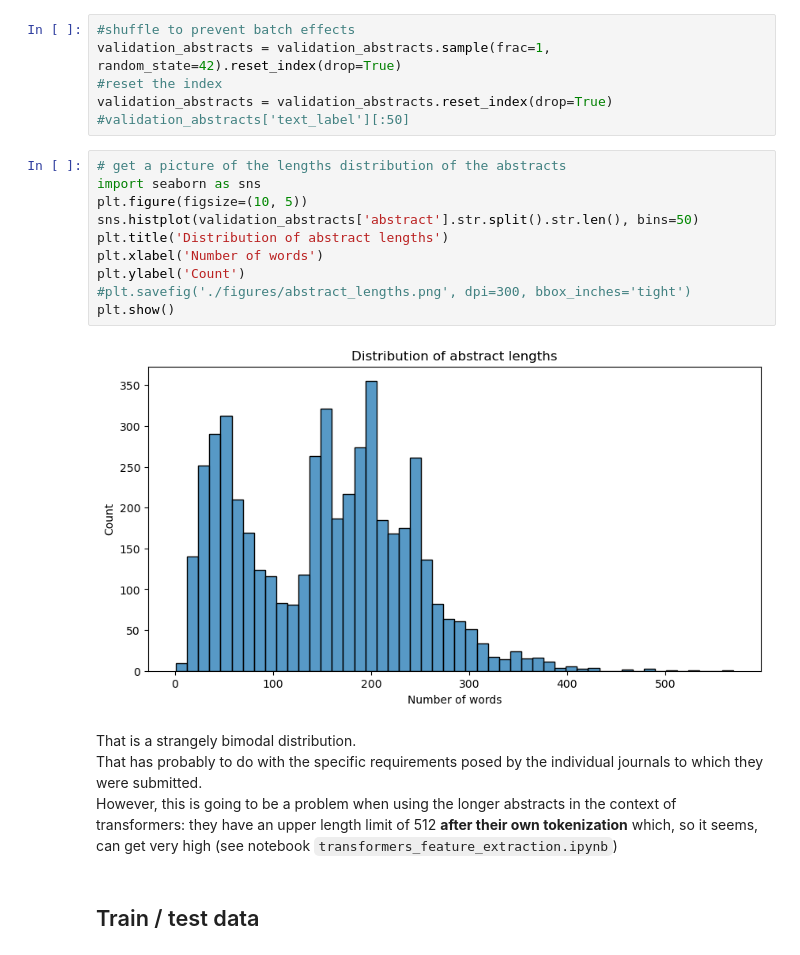
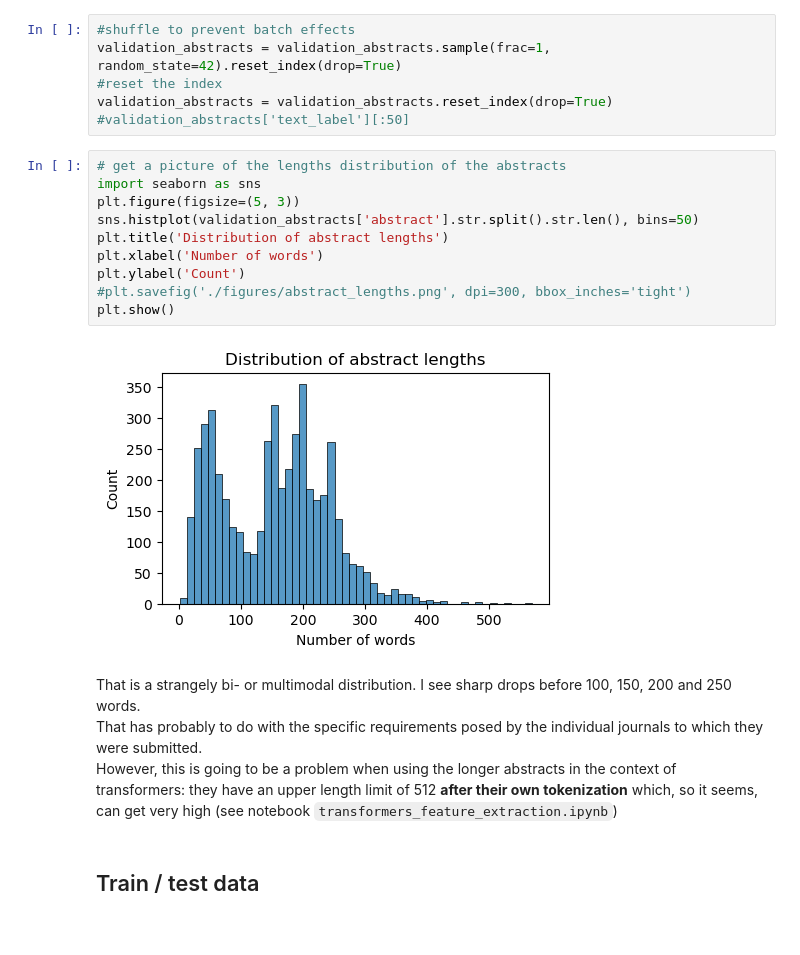
Before and after one commit to MichielNoback/pesticide_literature, a Jupyter notebook: abstract_retrieval_pipeline.ipynb, the cells around one changed output. Saved outputs shown, nothing was run; the diff lists cells and outputs as text.

```diff
--- a/abstract_retrieval_pipeline.ipynb
+++ b/abstract_retrieval_pipeline.ipynb
@@ -207,17 +207,17 @@ validation_abstracts = validation_abstracts.reset_index(drop=True)
 # %%
 # get a picture of the lengths distribution of the abstracts
 import seaborn as sns
-plt.figure(figsize=(10, 5))
+plt.figure(figsize=(5, 3))
 sns.histplot(validation_abstracts['abstract'].str.split().str.len(), bins=50)
 plt.title('Distribution of abstract lengths')
 plt.xlabel('Number of words')
 plt.ylabel('Count')
 #plt.savefig('./figures/abstract_lengths.png', dpi=300, bbox_inches='tight')
 plt.show()
 # %% [output]
-[figure, old version]
+[figure, new version]
 # %% [markdown]
-That is a strangely bimodal distribution.
+That is a strangely bi- or multimodal distribution.  I see sharp drops before 100, 150, 200 and 250 words.
 That has probably to do with the specific requirements posed by the individual journals to which they were submitted.
 However, this is going to be a problem when using the longer abstracts in the context of transformers: they have
 an upper length limit of 512 **after their own tokenization** which, so it seems, can get very high (see notebook `transformers_feature_extraction.ipynb`)
```
Also changed, not shown: 2 other files.
